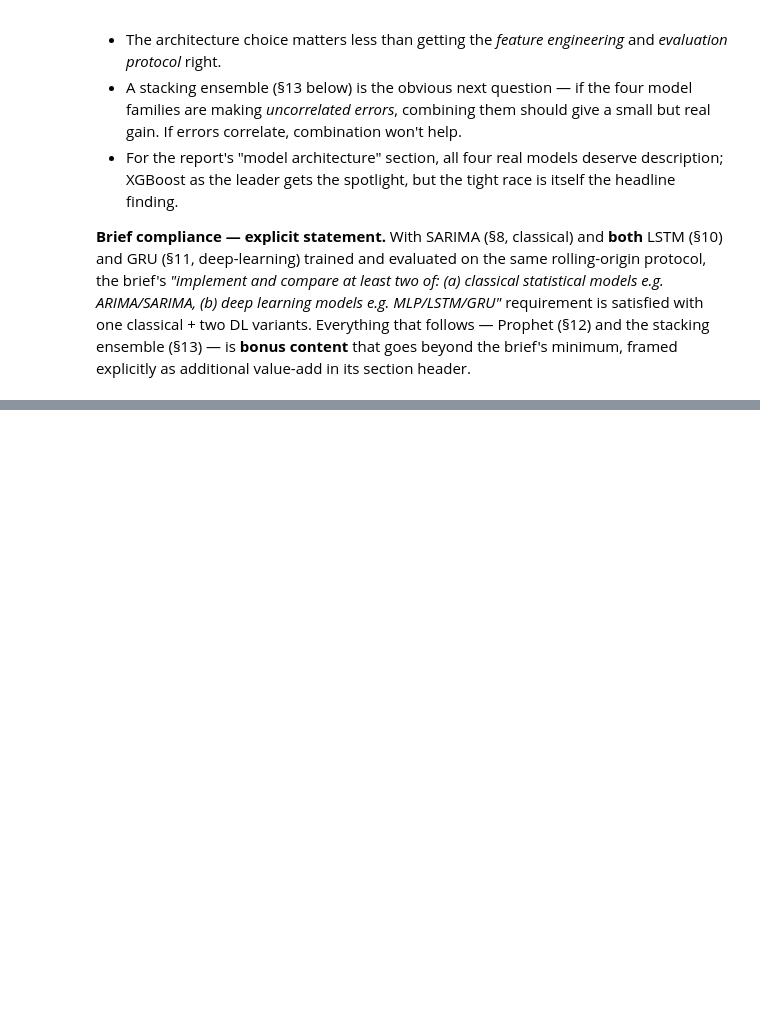
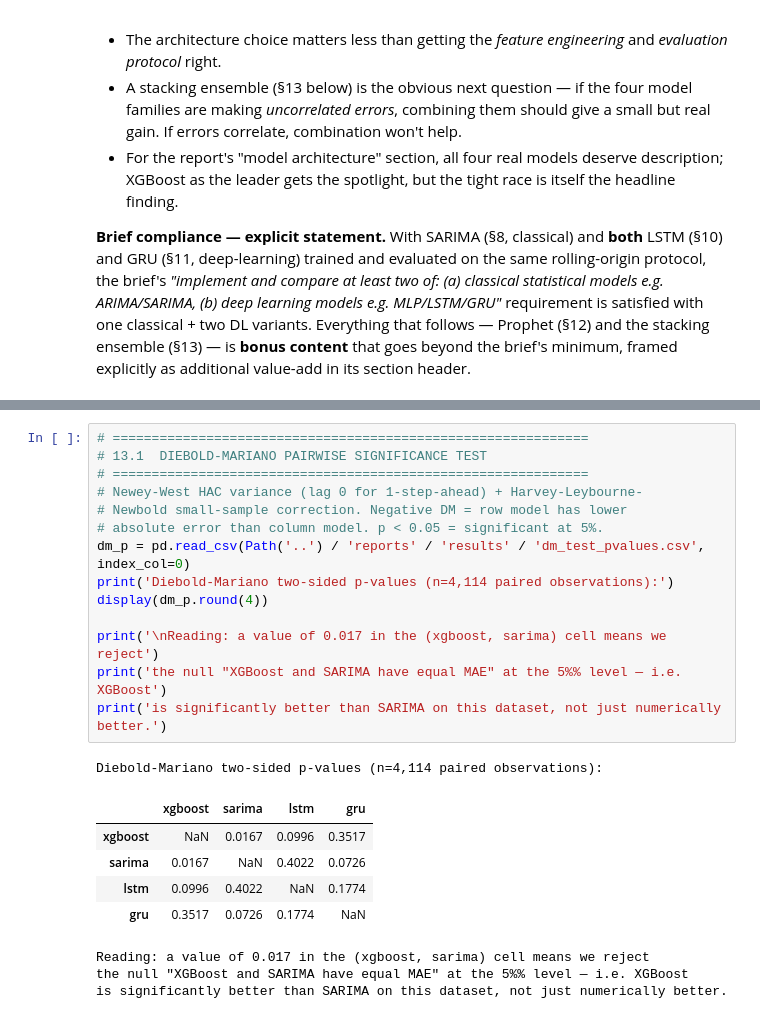
Before and after one commit to ThierryIshimwe/Energy-Forecasting, a Jupyter notebook: notebooks/03_modeling.ipynb, the cells around one changed output, grey strips where cells are left out. Saved outputs shown, nothing was run; the diff lists cells and outputs as text; blank space fills up the shorter version.

Commit message:
Checkpoint deliverable, SARIMA, stacking and diagnostics

```diff
--- a/notebooks/03_modeling.ipynb
+++ b/notebooks/03_modeling.ipynb
@@ -712,0 +767,24 @@ Saved leaderboard_phase4.csv.
+# %%
+# =============================================================
+# 13.1  DIEBOLD-MARIANO PAIRWISE SIGNIFICANCE TEST
+# =============================================================
+# Newey-West HAC variance (lag 0 for 1-step-ahead) + Harvey-Leybourne-
+# Newbold small-sample correction. Negative DM = row model has lower
+# absolute error than column model. p < 0.05 = significant at 5%.
+dm_p = pd.read_csv(Path('..') / 'reports' / 'results' / 'dm_test_pvalues.csv', index_col=0)
+print('Diebold-Mariano two-sided p-values (n=4,114 paired observations):')
+display(dm_p.round(4))
+
+print('\nReading: a value of 0.017 in the (xgboost, sarima) cell means we reject')
+print('the null "XGBoost and SARIMA have equal MAE" at the 5%% level — i.e. XGBoost')
+print('is significantly better than SARIMA on this dataset, not just numerically better.')
+# %% [output]
+Diebold-Mariano two-sided p-values (n=4,114 paired observations):
+|  | xgboost | sarima | lstm | gru |
+| xgboost | NaN | 0.0167 | 0.0996 | 0.3517 |
+| sarima | 0.0167 | NaN | 0.4022 | 0.0726 |
+| lstm | 0.0996 | 0.4022 | NaN | 0.1774 |
+| gru | 0.3517 | 0.0726 | 0.1774 | NaN |
+Reading: a value of 0.017 in the (xgboost, sarima) cell means we reject
+the null "XGBoost and SARIMA have equal MAE" at the 5%% level — i.e. XGBoost
+is significantly better than SARIMA on this dataset, not just numerically better.
```
Also changed, not shown: parts of 8 cells of this notebook, 24 other files.
